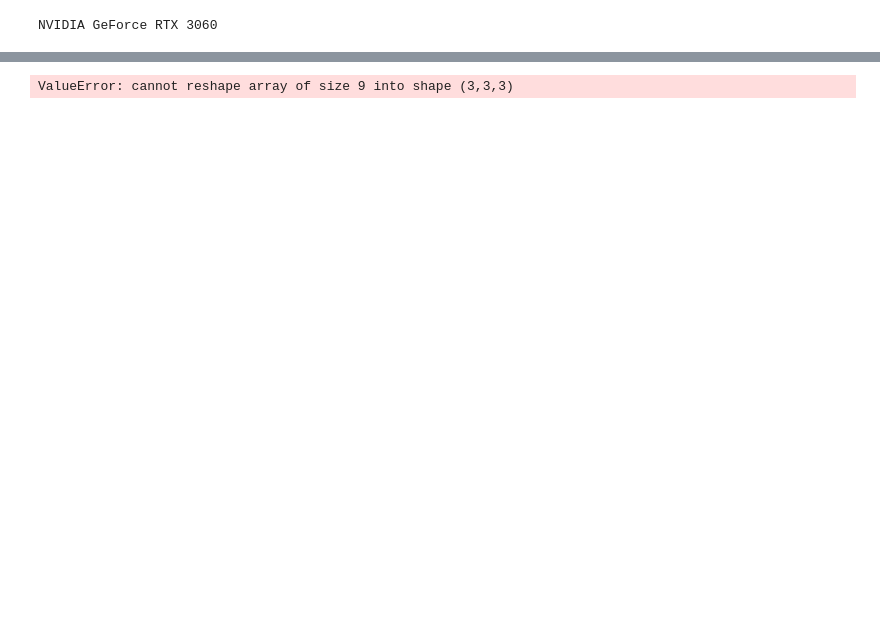
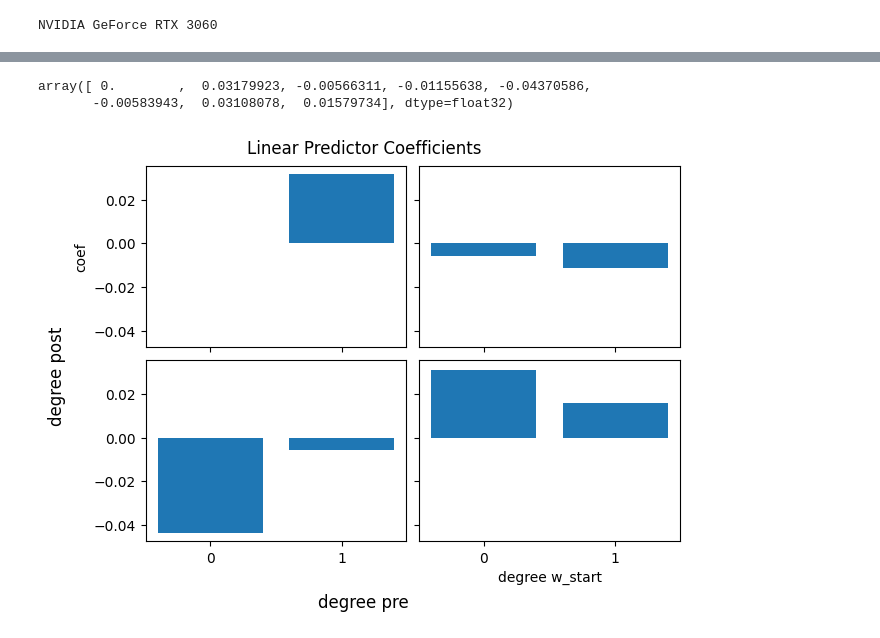
Before and after one commit to ArjunParthasarathy/Piriform-Cortex-Plasticity, a Jupyter notebook: versions/weight_inference/powerseries_weight_change.ipynb, the cells around one changed output, grey strips where cells are left out. Cells and saved outputs as stored; diff of their text form; code cells hidden in the pictures; blank space fills up the shorter version.

```diff
--- a/versions/weight_inference/powerseries_weight_change.ipynb
+++ b/versions/weight_inference/powerseries_weight_change.ipynb
@@ -495,26 +542,31 @@ plt.show()
+# %%
+reg.coef_
+# %% [output]
+array([ 0.        ,  0.03179923, -0.00566311, -0.01155638, -0.04370586,
+       -0.00583943,  0.03108078,  0.01579734], dtype=float32)
 # %%
 def compare_coefs(degree, numvars, coef):
     n = degree + 1
     coefs = np.reshape(coef, tuple([n] * numvars))
     fig, ax = plt.subplots(nrows=n, ncols=n, sharex=True, sharey=True, constrained_layout=True)
     for i in range(n):
         for j in range(n):
             ax[i, j].bar(torch.arange(n), coefs[i][j])
             ax[i, j].set_xticks(torch.arange(n))
             if (i, j) == (0, 0):
                 ax[i, j].set_ylabel("coef")
             if (i, j) == (n-1, n-1):
                 ax[i, j].set_xlabel("degree w_start")
 
     fig.supxlabel("degree pre")
     fig.supylabel("degree post")
 
     fig.suptitle("Linear Predictor Coefficients")
     plt.show()
     # E->I: Biggest term is linear increase in weights
     # I->E: [1, 1] covariance term has big increase w/ and w/o weights
 
 
-compare_coefs(degree=degree, numvars=3, coef=reg_ei.coef_)
+compare_coefs(degree=1, numvars=3, coef=reg.coef_)
 # %% [output]
-ValueError: cannot reshape array of size 9 into shape (3,3,3)
+[figure, added]
```
Also changed, not shown: parts of 18 cells of this notebook, 17 other files.
